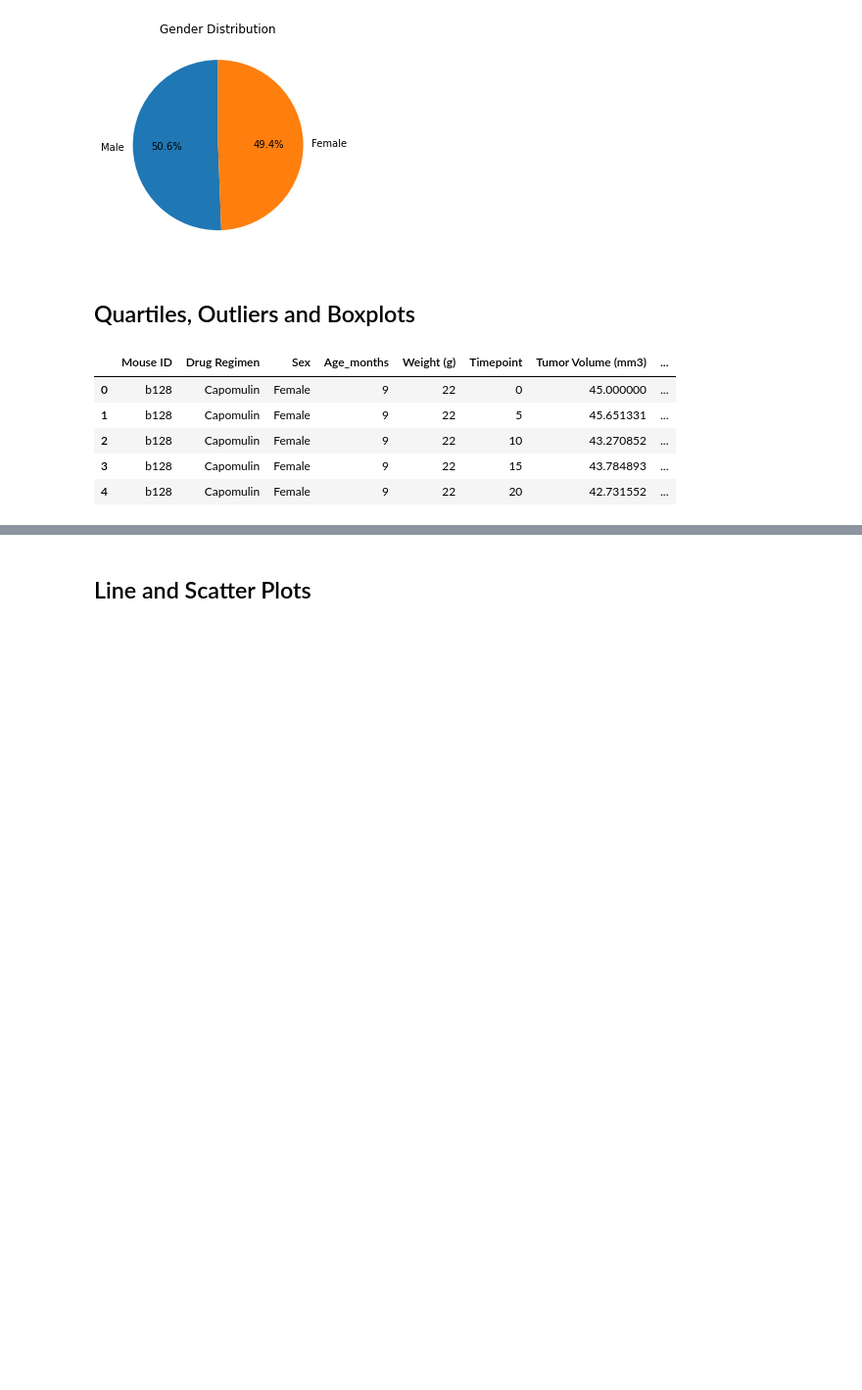
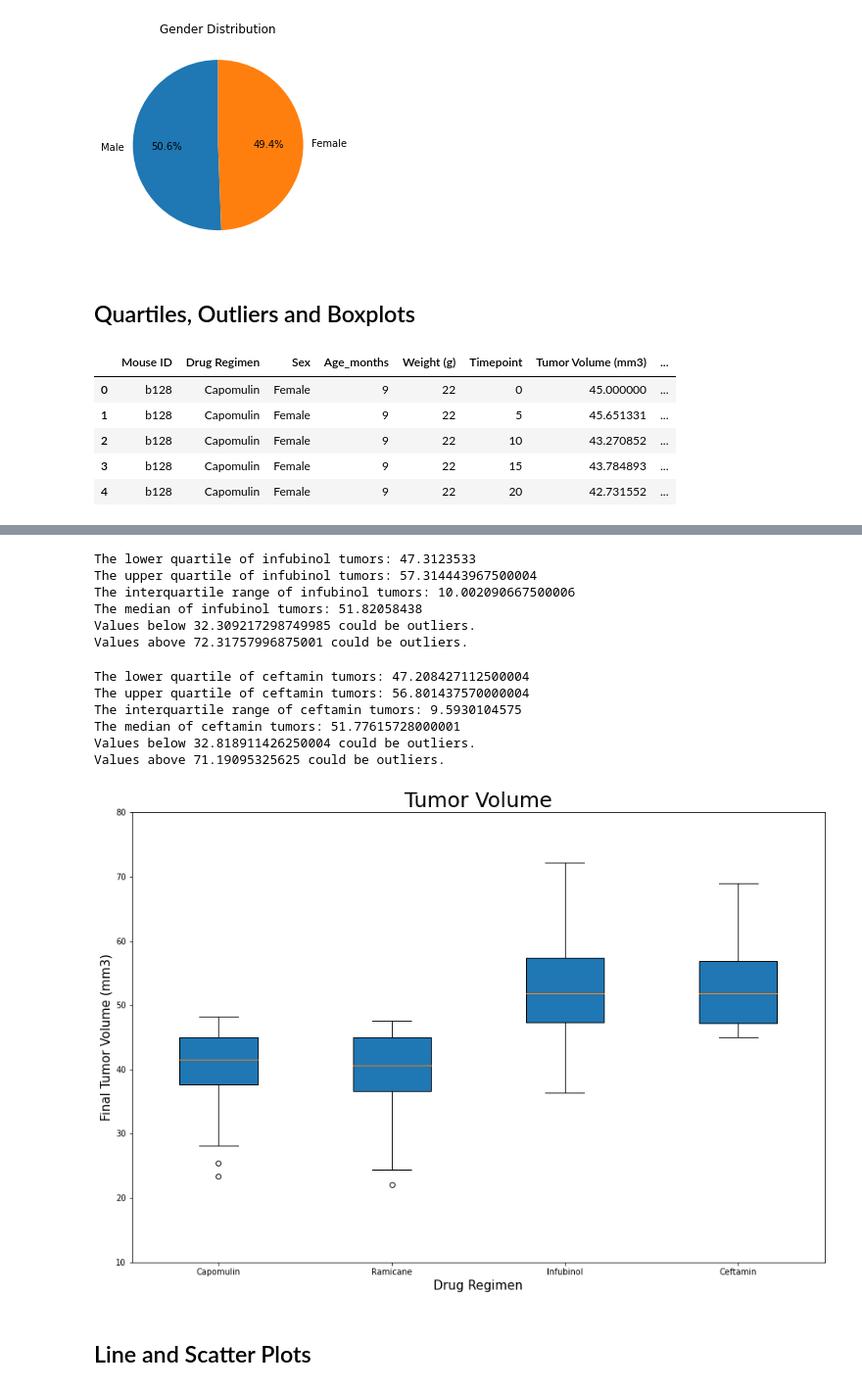
Before and after one commit to wycislo/Pymaceuticals, a Jupyter notebook: PyMaceuticals.ipynb, the cells around one changed output, grey strips where cells are left out. Shown at 98% size. Saved outputs shown, nothing was run; the diff lists cells and outputs as text; code cells hidden in the pictures; blank space fills up the shorter version.

```diff
--- a/PyMaceuticals.ipynb
+++ b/PyMaceuticals.ipynb
@@ -334,3 +385,81 @@ ceftamin_df = new_mouse_df.loc[new_mouse_df["Drug Regimen"] == 'Ceftamin']
+# %%
+# infubinol
+
+infubinol_df
+
+infubinol_tumors = infubinol_df["Tumor Volume (mm3)"]
+quartiles = infubinol_tumors.quantile([.25,.5,.75])
+quartiles
+
+lowerq = quartiles[0.25]
+upperq = quartiles[0.75]
+iqr = upperq-lowerq
+
+
+print(f"The lower quartile of infubinol tumors: {lowerq}")
+print(f"The upper quartile of infubinol tumors: {upperq}")
+print(f"The interquartile range of infubinol tumors: {iqr}")
+print(f"The median of infubinol tumors: {quartiles[0.5]} ")
+
+lower_bound = lowerq - (1.5*iqr)
+upper_bound = upperq + (1.5*iqr)
+
+print(f"Values below {lower_bound} could be outliers.")
+print(f"Values above {upper_bound} could be outliers.")
+# %% [output]
+The lower quartile of infubinol tumors: 47.3123533
+The upper quartile of infubinol tumors: 57.314443967500004
+The interquartile range of infubinol tumors: 10.002090667500006
+The median of infubinol tumors: 51.82058438
+Values below 32.309217298749985 could be outliers.
+Values above 72.31757996875001 could be outliers.
+# %%
+# ceftamin
+
+ceftamin_df
+
+ceftamin_tumors = ceftamin_df["Tumor Volume (mm3)"]
+quartiles = ceftamin_tumors.quantile([.25,.5,.75])
+quartiles
+
+lowerq = quartiles[0.25]
+upperq = quartiles[0.75]
+iqr = upperq-lowerq
+
+
+print(f"The lower quartile of ceftamin tumors: {lowerq}")
+print(f"The upper quartile of ceftamin tumors: {upperq}")
+print(f"The interquartile range of ceftamin tumors: {iqr}")
+print(f"The median of ceftamin tumors: {quartiles[0.5]} ")
+
+lower_bound = lowerq - (1.5*iqr)
+upper_bound = upperq + (1.5*iqr)
+
+print(f"Values below {lower_bound} could be outliers.")
+print(f"Values above {upper_bound} could be outliers.")
+# %% [output]
+The lower quartile of ceftamin tumors: 47.208427112500004
+The upper quartile of ceftamin tumors: 56.801437570000004
+The interquartile range of ceftamin tumors: 9.5930104575
+The median of ceftamin tumors: 51.77615728000001
+Values below 32.818911426250004 could be outliers.
+Values above 71.19095325625 could be outliers.
+# %%
+# Generate a box plot of the final tumor volume of each mouse across four regimens of interest
+four_drug_list = ['Capomulin', 'Ramicane', 'Infubinol', 'Ceftamin']
+tumor_data = [capomulin_tumors, ramicane_tumors, infubinol_tumors, ceftamin_tumors]
+
+fig1, box1 = plt.subplots(figsize=(15,10))
+
+box1.set_title('Tumor Volume',fontsize = 25)
+box1.set_ylabel('Final Tumor Volume (mm3)',fontsize = 15)
+box1.set_xlabel('Drug Regimen', fontsize = 15)
+box1.boxplot(tumor_data, labels=four_drug_list, patch_artist=True,vert=True)
+plt.ylim(10,80)
+
+plt.show()
+# %% [output]
+[figure, added]
 # %% [markdown]
 ## Line and Scatter Plots
 # %%
```
Also changed, not shown: parts of 8 cells of this notebook.
